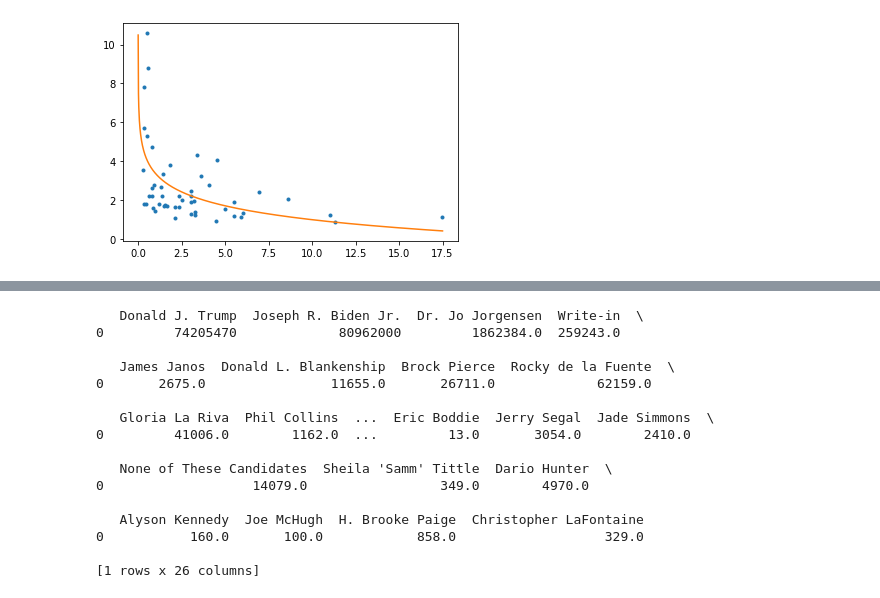
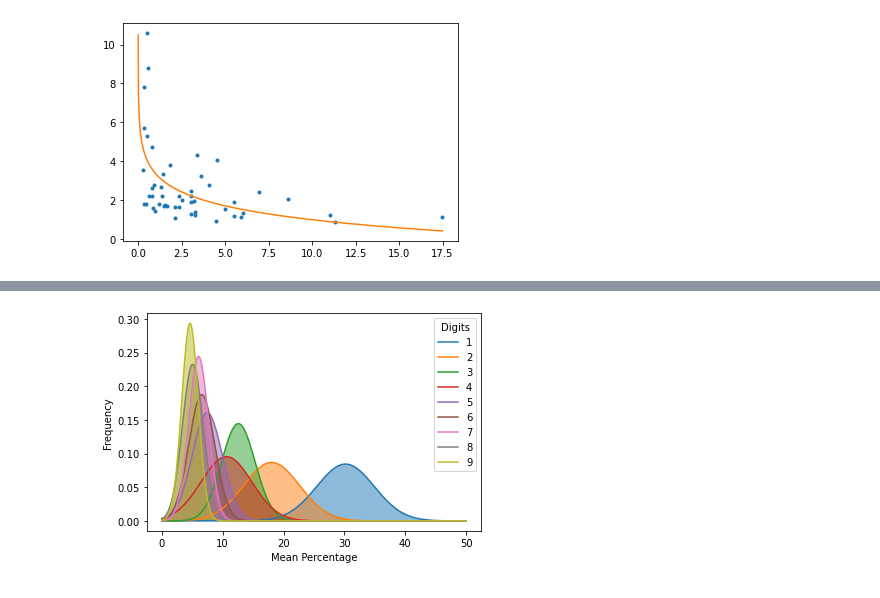
Before and after one commit to Abitamim/SoftDesProject1, a Jupyter notebook: main_notebook.ipynb, the cells around one changed output, grey strips where cells are left out. Drawn from its saved outputs; the diff is of its cells as text; code cells hidden in the pictures.

Commit message:
Complete Visualizations
Completed visualizations for US. Need to add Russian equivalents and
label everything.

```diff
--- a/main_notebook.ipynb
+++ b/main_notebook.ipynb
@@ -50,18 +50,22 @@ us_states_votes_sum = helper.sum_votes(us_data, 3) / 1000000
 from scipy.optimize import curve_fit
 import numpy as np
 
+individual_state_percentages = {}
 all_state_percentages = {1:[],2:[],3:[],4:[],5:[],6:[],7:[],8:[],9:[]}
 us_states_std_dev = {}
 plt.figure(figsize=(10,7.5))
 for state in us_states_data.columns:
     state_leading_digits = helper.find_all_leading_digits(us_states_data[state],1)
     state_percentages = helper.data_to_percentage(state_leading_digits)
+    individual_state_percentages[state] = state_percentages
     for i in range(1,10):
         if i in state_percentages.index:
             all_state_percentages[i].append(state_percentages[i])
     us_states_std_dev[state] = helper.find_std_dev_to_ideal(state_percentages)
     plt.plot(state_percentages.index, state_percentages)
 us_states_std_dev = pd.DataFrame(us_states_std_dev, index=[0])
+individual_state_percentages = pd.DataFrame(individual_state_percentages)
+
 plt.plot(ideal_values.index, ideal_values, linewidth=5.0)
 
 plt.legend(["Benford's Law Curve"])
@@ -83,23 +87,23 @@ state_percentages = pd.DataFrame({index: pd.Series(value) for index,value in all
 [figure]
 [figure]
 # %%
-standard_deviations = {}
+us_standard_deviations = {}
 
 
-means = state_percentages.mean(axis = 0, skipna = True)
-standard_deviations = state_percentages.std(axis = 0,skipna = True, ddof = 0)
+us_means = state_percentages.mean(axis = 0, skipna = True)
+us_standard_deviations = state_percentages.std(axis = 0,skipna = True, ddof = 0)
 
 #plotting normal distribution for each digit for US:
 
 x = np.arange(0,50, 0.01)
 
 for digit in range(1,10):
-    plt.plot(x, norm.pdf(x, means.loc[digit], standard_deviations.loc[digit]))
-    plt.fill_between(x, norm.pdf(x, means.loc[digit], standard_deviations.loc[digit]), alpha = 0.5)
+    plt.plot(x, norm.pdf(x, us_means.loc[digit], us_standard_deviations.loc[digit]))
+    plt.fill_between(x, norm.pdf(x, us_means.loc[digit], us_standard_deviations.loc[digit]), alpha = 0.5)
 
 plt.legend(['1','2','3','4','5','6','7','8','9'], title = 'Digits')
-plt.xlabel(Mean Percentage)
-plt.ylabel()
+plt.xlabel("Mean Percentage")
+plt.ylabel("Frequency")
 
 plt.show()
 # %% [output]
@@ -107,19 +110 @@ SyntaxError: invalid syntax (<ipython-input-6-a1213e7a6945>, line 16)
+[figure, added]
-# %%
-print(helper.sum_votes(us_data, 0))
-# %% [output]
-   Donald J. Trump  Joseph R. Biden Jr.  Dr. Jo Jorgensen  Write-in  \
-0         74205470             80962000         1862384.0  259243.0
-
-   James Janos  Donald L. Blankenship  Brock Pierce  Rocky de la Fuente  \
-0       2675.0                11655.0       26711.0             62159.0
-
-   Gloria La Riva  Phil Collins  ...  Eric Boddie  Jerry Segal  Jade Simmons  \
-0         41006.0        1162.0  ...         13.0       3054.0        2410.0
-
-   None of These Candidates  Sheila 'Samm' Tittle  Dario Hunter  \
-0                   14079.0                 349.0        4970.0
-
-   Alyson Kennedy  Joe McHugh  H. Brooke Paige  Christopher LaFontaine
-0           160.0       100.0            858.0                   329.0
-
-[1 rows x 26 columns]
```
Also changed, not shown: parts of 9 cells of this notebook.
